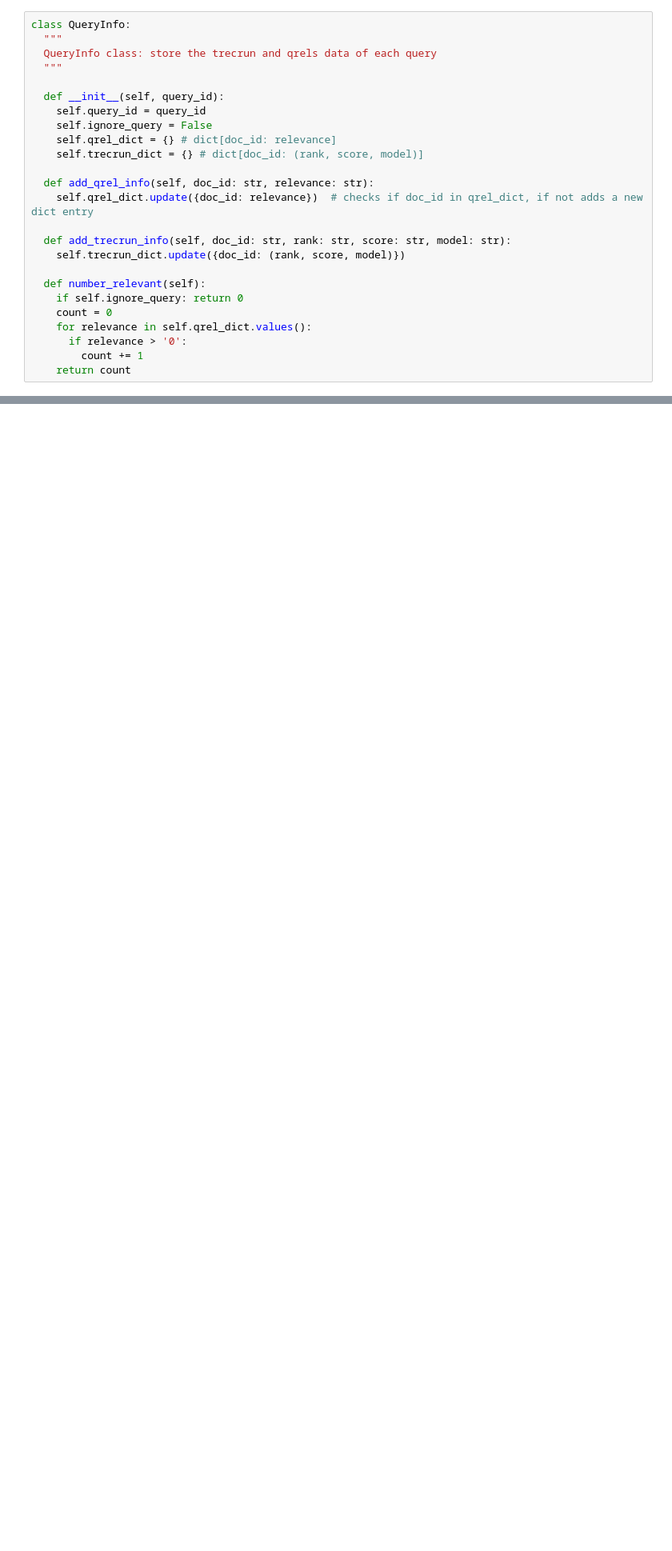
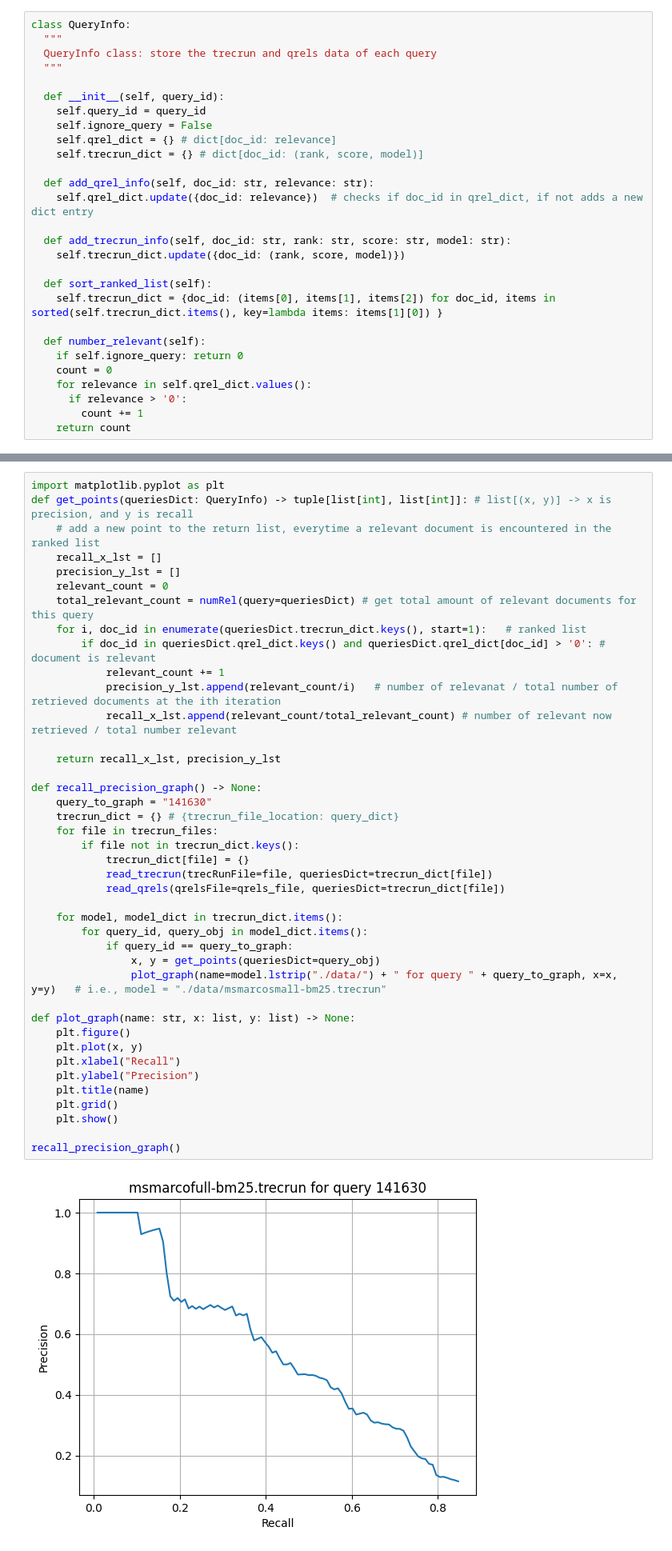
Before and after one commit to hvtran21/cs446_p2, a Jupyter notebook: cs446_p2_huytran_v2.ipynb, the cells around one changed output, grey strips where cells are left out. Shown at 80% size. Cells and saved outputs as stored; diff of their text form; blank space fills up the shorter version.

Commit message:
finished up the analyis questions, which included the comparasion table, and the generation of the graphs

```diff
--- a/cs446_p2_huytran_v2.ipynb
+++ b/cs446_p2_huytran_v2.ipynb
@@ -161,6 +161,9 @@ class QueryInfo:
   def add_trecrun_info(self, doc_id: str, rank: str, score: str, model: str):
     self.trecrun_dict.update({doc_id: (rank, score, model)})
 
+  def sort_ranked_list(self):
+    self.trecrun_dict = {doc_id: (items[0], items[1], items[2]) for doc_id, items in sorted(self.trecrun_dict.items(), key=lambda items: items[1][0]) }
+
   def number_relevant(self):
     if self.ignore_query: return 0
     count = 0
@@ -776,0 +809,43 @@ Plot a precision / recall graph for query 141630. Include data for QL, BM25, and
+# %%
+import matplotlib.pyplot as plt
+def get_points(queriesDict: QueryInfo) -> tuple[list[int], list[int]]: # list[(x, y)] -> x is precision, and y is recall
+    # add a new point to the return list, everytime a relevant document is encountered in the ranked list
+    recall_x_lst = []
+    precision_y_lst = []
+    relevant_count = 0
+    total_relevant_count = numRel(query=queriesDict) # get total amount of relevant documents for this query
+    for i, doc_id in enumerate(queriesDict.trecrun_dict.keys(), start=1):   # ranked list
+        if doc_id in queriesDict.qrel_dict.keys() and queriesDict.qrel_dict[doc_id] > '0': # document is relevant
+            relevant_count += 1
+            precision_y_lst.append(relevant_count/i)   # number of relevanat / total number of retrieved documents at the ith iteration
+            recall_x_lst.append(relevant_count/total_relevant_count) # number of relevant now retrieved / total number relevant
+
+    return recall_x_lst, precision_y_lst
+
+def recall_precision_graph() -> None:
+    query_to_graph = "141630"
+    trecrun_dict = {} # {trecrun_file_location: query_dict}
+    for file in trecrun_files:
+        if file not in trecrun_dict.keys():
+            trecrun_dict[file] = {}
+            read_trecrun(trecRunFile=file, queriesDict=trecrun_dict[file])
+            read_qrels(qrelsFile=qrels_file, queriesDict=trecrun_dict[file])
+
+    for model, model_dict in trecrun_dict.items():
+        for query_id, query_obj in model_dict.items():
+            if query_id == query_to_graph:
+                x, y = get_points(queriesDict=query_obj)
+                plot_graph(name=model.lstrip("./data/") + " for query " + query_to_graph, x=x, y=y)   # i.e., model = "./data/msmarcosmall-bm25.trecrun"
+
+def plot_graph(name: str, x: list, y: list) -> None:
+    plt.figure()
+    plt.plot(x, y)
+    plt.xlabel("Recall")
+    plt.ylabel("Precision")
+    plt.title(name)
+    plt.grid()
+    plt.show()
+
+recall_precision_graph()
+# %% [output]
+[figure, added]
```
Also changed, not shown: parts of 10 cells of this notebook, 3 other files.
